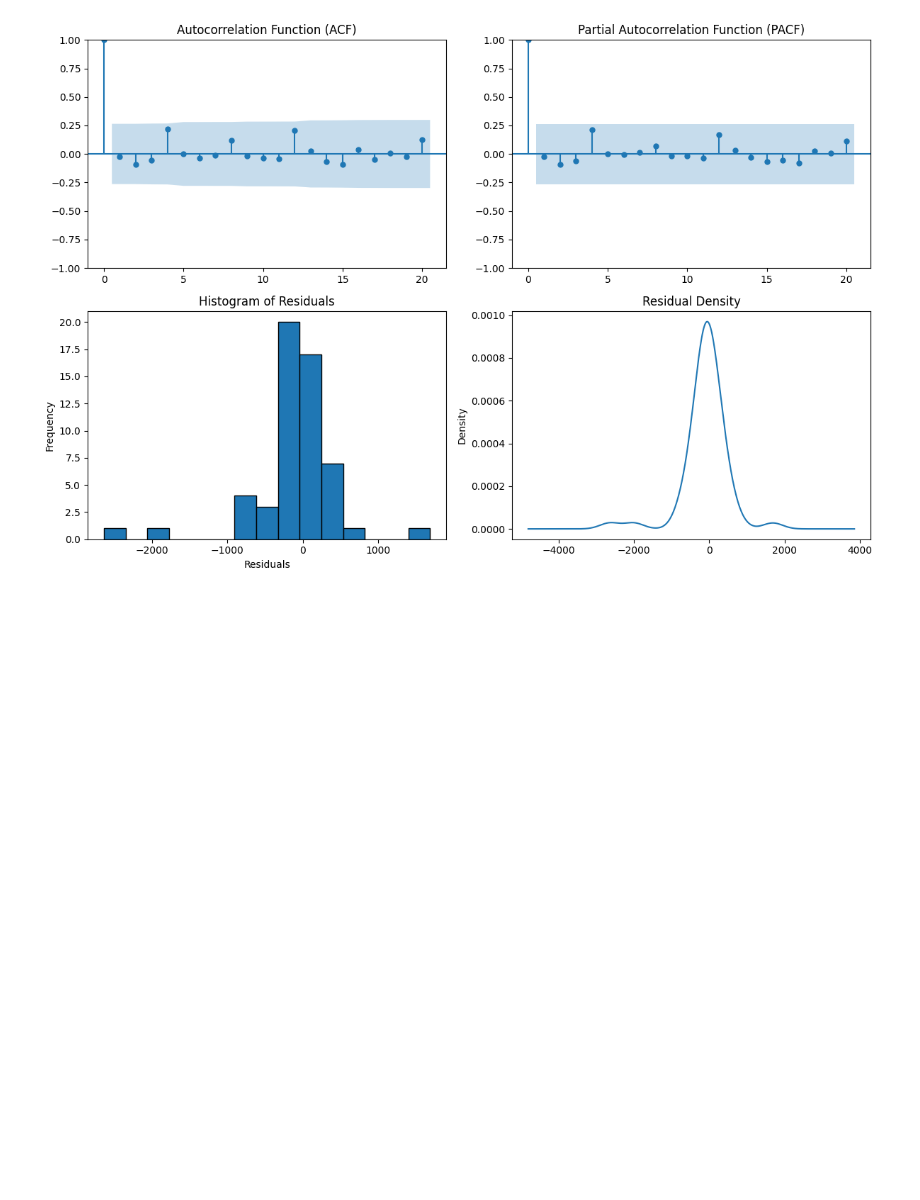
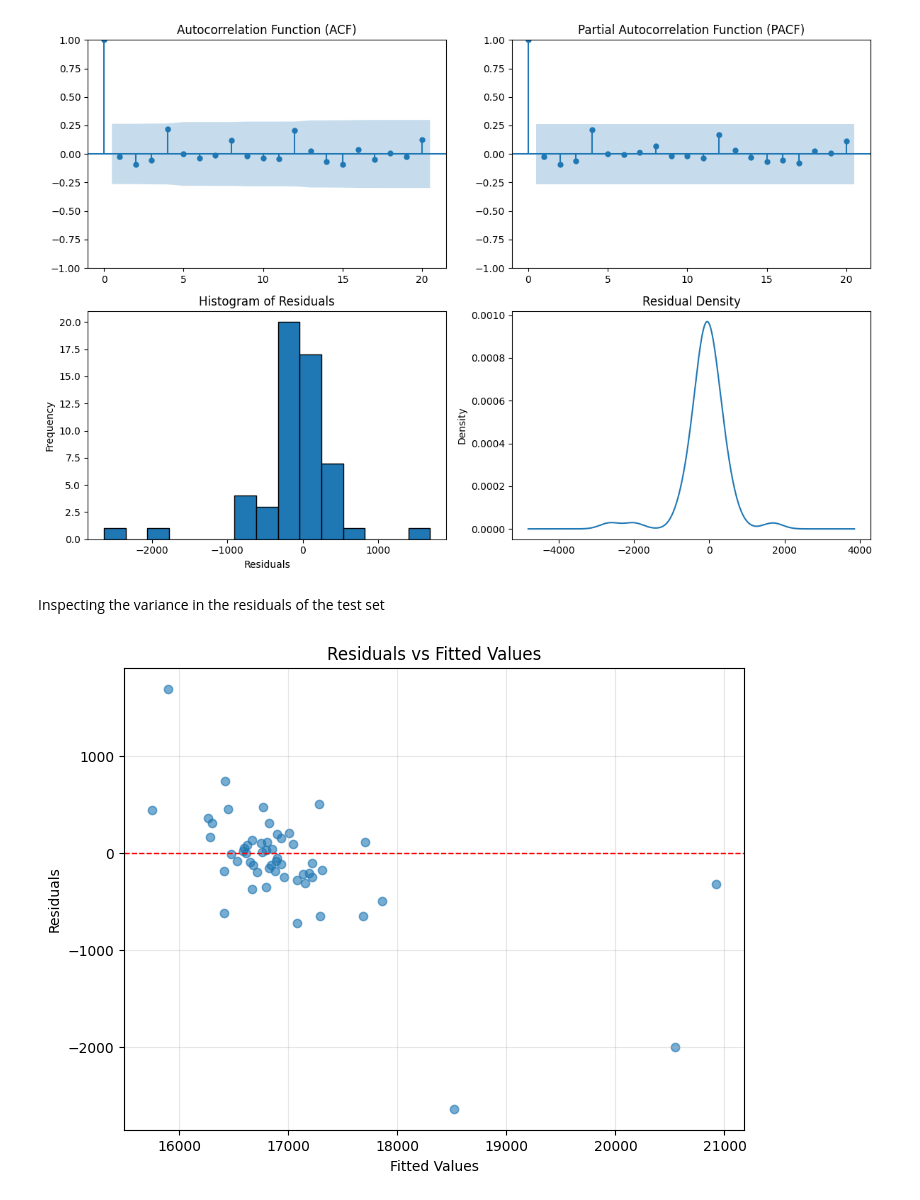
Before and after one commit to cferggie/Predicting-Bitcoin-Returns-with-Long-Short-Term-Memory-LSTM-Neural-Networks, a Jupyter notebook: ARIMA.ipynb, the cells around one changed output. Saved outputs shown, nothing was run; the diff lists cells and outputs as text; code cells hidden in the pictures; blank space fills up the shorter version.

```diff
--- a/ARIMA.ipynb
+++ b/ARIMA.ipynb
@@ -341,7 +341,7 @@ def validiation_process(train_set, validation_set):
 
     return best_p, best_q, lowest_rmse, predictions
 
-best_p_valid, best_q_valid, lowest_rmse_valid, valid_predictions = validiation_process(train, validation)
+best_p_valid, best_q_valid, valid_rmse, valid_predictions = validiation_process(train, validation)
 # %% [output]
 Validation RMSE for ARIMA(0,1,0): 455.7578096902514
 New best p and q: 0, 0
@@ -428,7 +428,7 @@ def testing_process(training_set, validation_set, testing_set, p, q):
         predictions.append(yhat)
 
     #Calculate RMSE
-    mse = mean_squared_error(testing_set, predictions)
+    mse = mean_squared_error(np.log(testing_set), predictions)
     rmse = sqrt(mse)
 
     return predictions, rmse
@@ -471,6 +471,20 @@ f p-value: 0.0000
 
 No significant autocorrelation detected in the residuals.
 [figure]
+# %% [markdown]
+Inspecting the variance in the residuals of the test set
+# %%
+# Plotting test predictions against the residuals
+plt.figure(figsize=(8, 6))
+plt.scatter(test_predictions, residuals_test, alpha=0.6)
+plt.axhline(y=0, color='r', linestyle='--', linewidth=1)
+plt.title("Residuals vs Fitted Values")
+plt.xlabel("Fitted Values")
+plt.ylabel("Residuals")
+plt.grid(alpha=0.3)
+plt.show()
+# %% [output]
+[figure, added]
 # %%
 train_plot = np.ones_like(ts) * np.nan
 train_plot[1:train_size] = train_predictions
```
Also changed, not shown: parts of 4 cells of this notebook, 7 other files.
